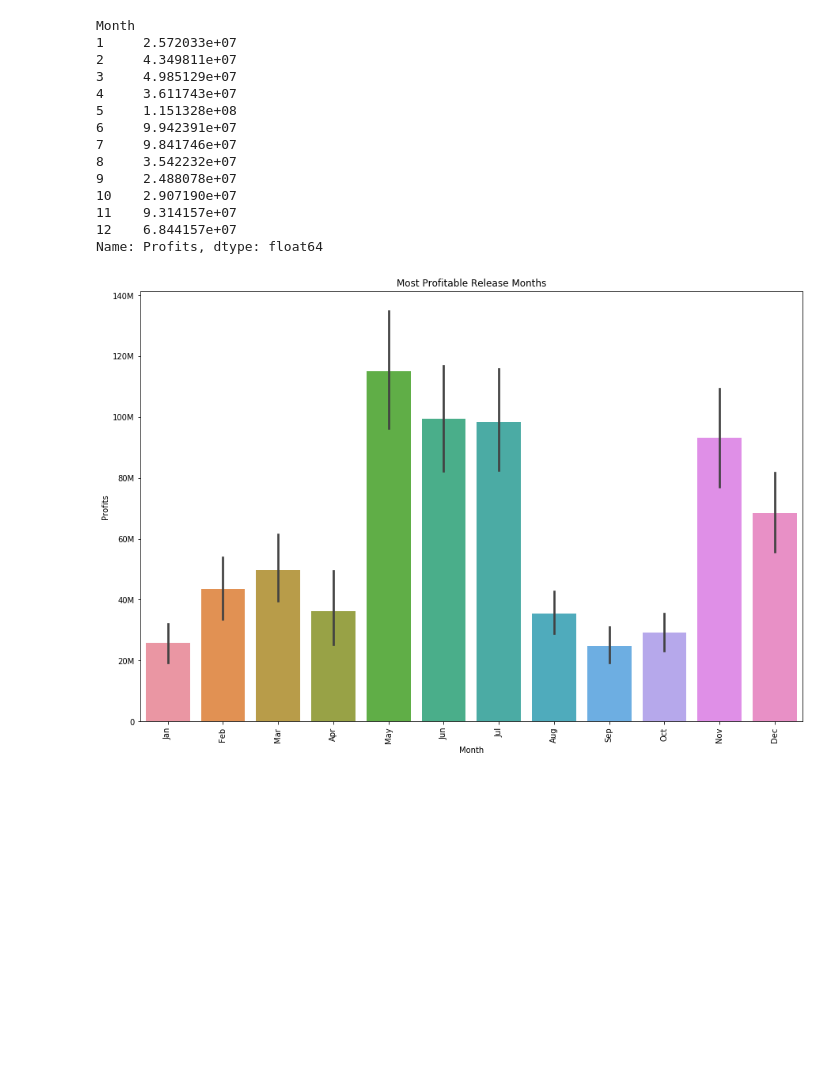
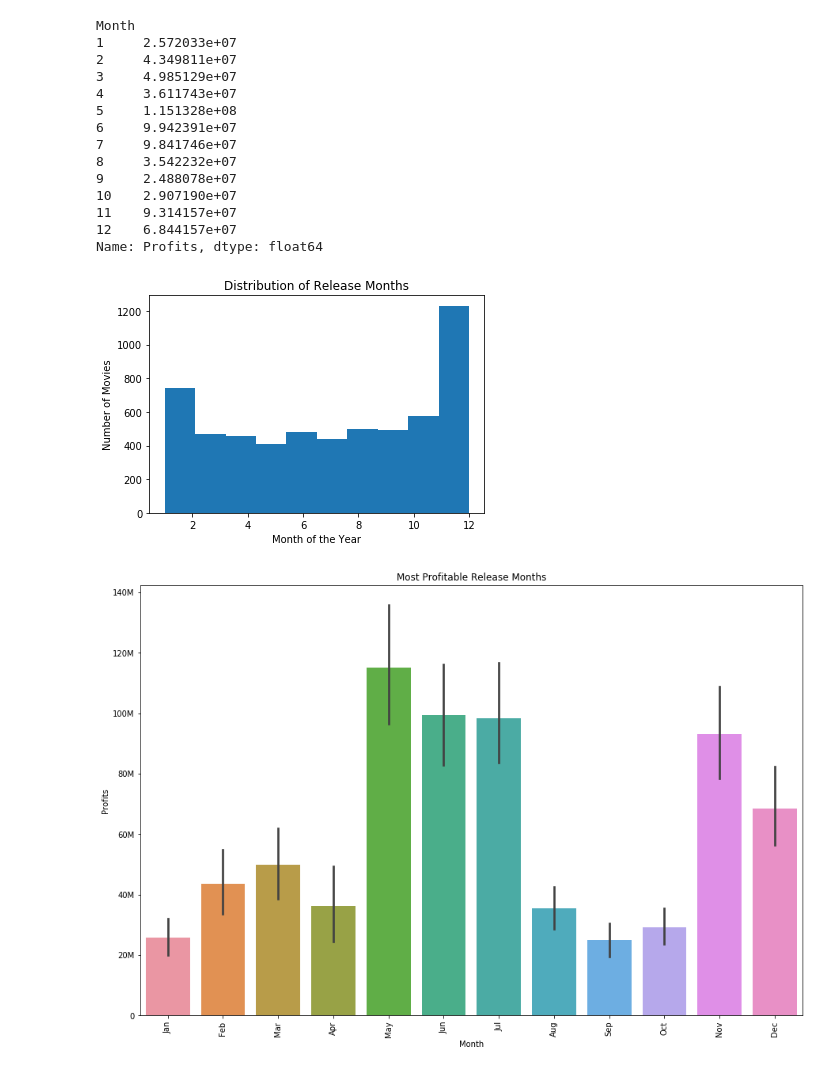
Before and after one commit to jamesbrockb/dsc-mod-1-project-v2-1-onl01-dtsc-pt-041320, a Jupyter notebook: student.ipynb, the cells around one changed output. Cells and saved outputs as stored; diff of their text form; code cells hidden in the pictures; blank space fills up the shorter version.

```diff
--- a/student.ipynb
+++ b/student.ipynb
@@ -682,3 +667,10 @@ Month
 11    9.314157e+07
 12    6.844157e+07
 Name: Profits, dtype: float64
+# %%
+plt.hist(df_tn_budget['Month'])
+plt.title('Distribution of Release Months')
+plt.xlabel('Month of the Year')
+plt.ylabel('Number of Movies');
+# %% [output]
+[figure, added]
```
Also changed, not shown: parts of 12 cells of this notebook, 7 other files.
